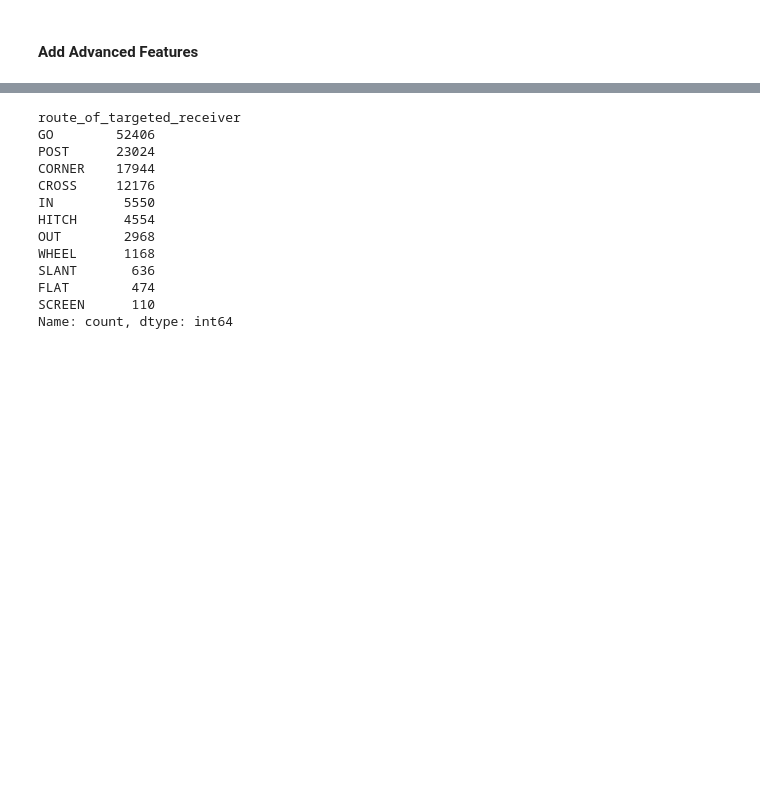
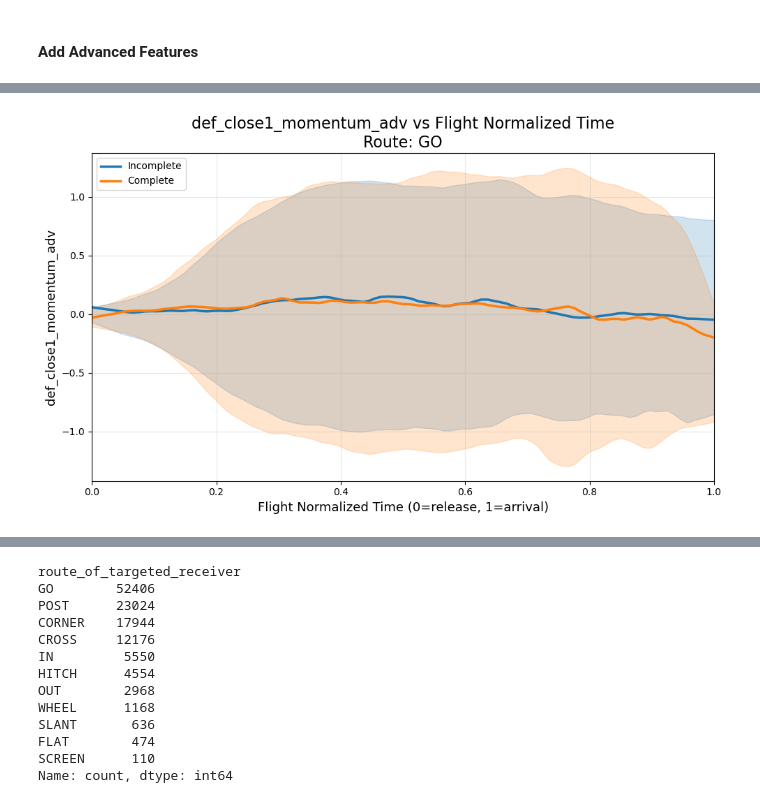
Before and after one commit to SethJ50/NFL-Big-Data-Bowl-2026, a Jupyter notebook: Exploratory Data Analysis.ipynb, the cells around one changed output, grey strips where cells are left out. Cells and saved outputs as stored; diff of their text form; code cells hidden in the pictures; blank space fills up the shorter version.

```diff
--- a/Exploratory Data Analysis.ipynb
+++ b/Exploratory Data Analysis.ipynb
@@ -543,0 +880,4 @@ useful_cols = ['game_id', 'play_id', 'frame_id', 'to_release',
+# %%
+make_time_plot(data_adv, "def_close1_momentum_adv", route_type = "GO")
+# %% [output]
+[figure, added]
```
Also changed, not shown: parts of 33 cells of this notebook, 3 other files.
